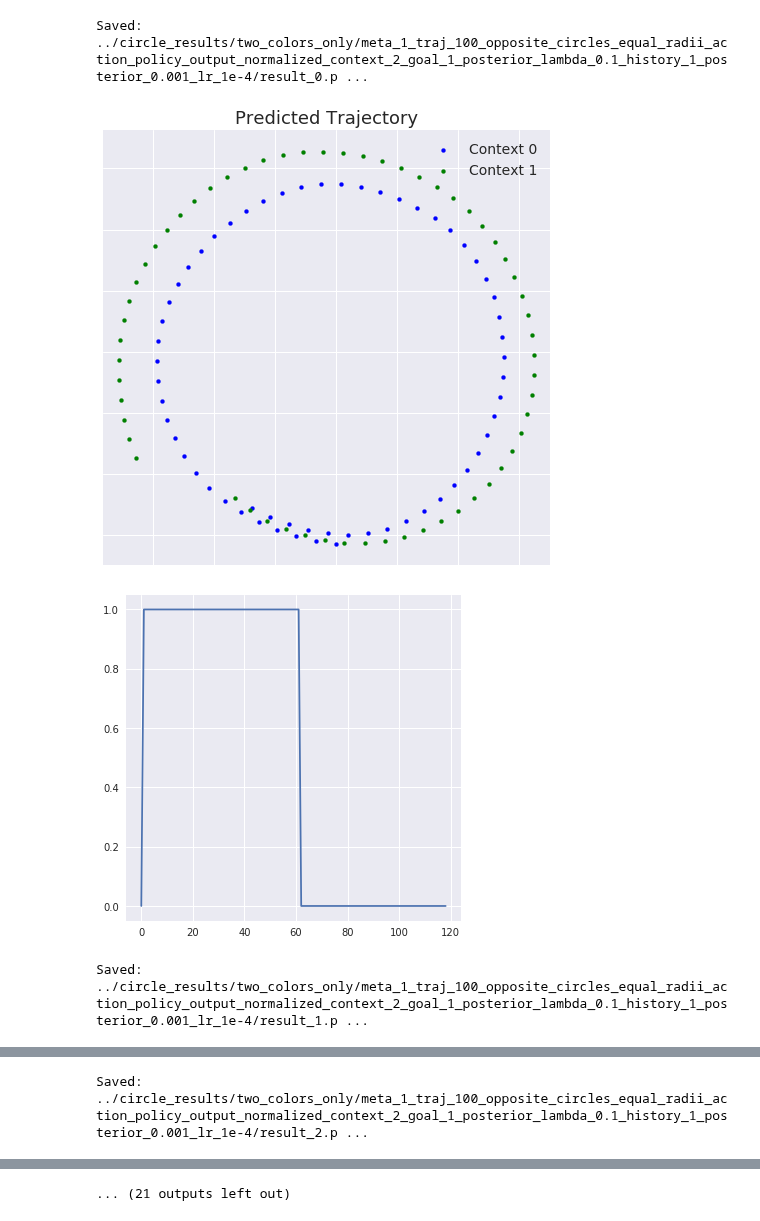
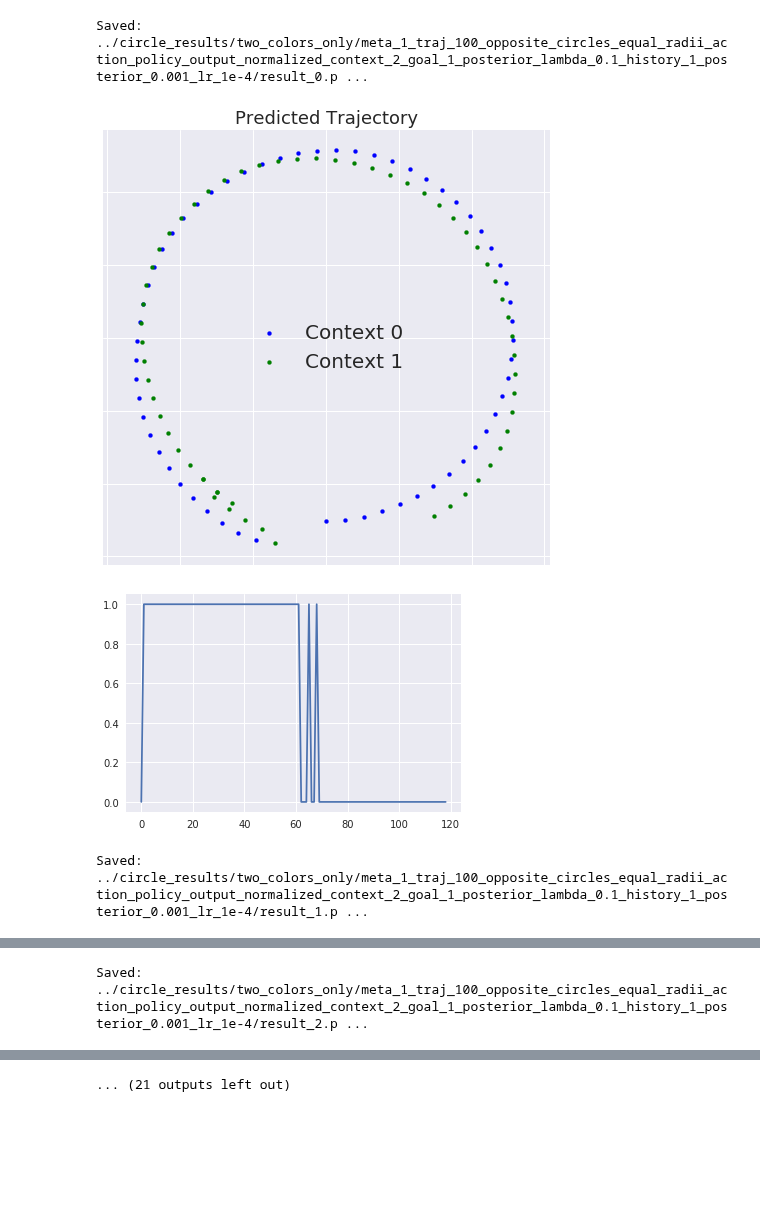
Before and after one commit to sharma-arjun/DirectedInfo-GAIL, a Jupyter notebook: IL/plots/plot_gail_gen_circle_trajectories.ipynb, the cells around one changed output, grey strips where cells are left out. Saved outputs shown, nothing was run; the diff lists cells and outputs as text; code cells hidden in the pictures; blank space fills up the shorter version.

Commit message:
visualizations of new results with l2 loss

```diff
--- a/IL/plots/plot_gail_gen_circle_trajectories.ipynb
+++ b/IL/plots/plot_gail_gen_circle_trajectories.ipynb
@@ -84,10 +84,12 @@ def plot_circle(x_list, y_list, colors, title='', move_centre=False, save_path=N
 # results_pkl_path = '../results/vae/tmp/meta_1_traj_50_traj_len_180_policy_output_normalized_context_2_goal_1_history_5_epoch_1000_temperature_5_no_noisy_next_state_lr_1e-4/results_cp_800.pkl'
 # results_pkl_path = '../results/vae/tmp/meta_1_traj_50_traj_len_180_policy_output_normalized_context_3_goal_1_history_5_epoch_1000_temperature_5_noisy_next_state/results_cp_1500.pkl'
 
-results_pkl_path = '../results/circle/vae/traj_meta_1_traj_100_opposite_circles_equal_radii_epoch_1000_batch_64_1-cos_cos_wt_ratio_50/results_1000.pkl'
-results_pkl_path = '../results/circle/gail/meta_1_traj_100_opposite_circles_equal_radii_action_policy_output_normalized_context_2_goal_1_history_1_posterior_0.1_lr_1e-4/results_cp_1900.pkl'
+#results_pkl_path = '../results/circle/vae/traj_meta_1_traj_100_opposite_circles_equal_radii_epoch_1000_batch_64_1-cos_cos_wt_ratio_50/results_1000.pkl'
+#results_pkl_path = '../results/circle/gail/meta_1_traj_100_opposite_circles_equal_radii_action_policy_output_normalized_context_2_goal_1_history_1_posterior_0.1_lr_1e-4/results_cp_1900.pkl'
 
-results_pkl_path = '../results/circle/bheem_results/gail/meta_1_traj_100_opposite_circles_equal_radii_action_policy_output_normalized_context_2_goal_1_posterior_lambda_0.1_history_1_posterior_0.001_lr_1e-4/results_cp_2000.pkl'
+#results_pkl_path = '../results/circle/bheem_results/gail/meta_1_traj_100_opposite_circles_equal_radii_action_policy_output_normalized_context_2_goal_1_posterior_lambda_0.1_history_1_posterior_0.001_lr_1e-4/results_cp_2000.pkl'
+
+results_pkl_path = '../results/circle/gail/meta_1_traj_100_opposite_circles_equal_radii/action_policy_output_normalized/context_2_goal_1_history_1/disc_with_nextc_posterior_0.01_lr_1e-4_with_policy_l2_0.1/results_cp_600.pkl'
 
 with open(results_pkl_path, 'rb') as results_f:
     results_data = pickle.load(results_f)
@@ -96,33 +98,33 @@ num_trajs = len(results_data['pred_traj_state'][0])
 context_colors = ['g', 'b', 'r', 'm', 'y', 'c', 'k', 'w']
 #markers = ['.', 'v', 'o', 's']
 
 save_data_path = \
     '../circle_results/two_colors_only/meta_1_traj_100_opposite_circles_equal_radii_action_policy_output_normalized_context_2_goal_1_posterior_lambda_0.1_history_1_posterior_0.001_lr_1e-4/'
 
 x_pos_list, y_pos_list, c_list = [], [], []
 for i in range(num_trajs):
     traj_state = np.array(results_data['pred_traj_state'][0][i]).squeeze()
     traj_action = np.array(results_data['pred_traj_action'][0][i]).squeeze()
     traj_context = np.array(results_data['pred_context'][0][i]).squeeze()
     traj_context_label = np.argmax(traj_context, axis=1)
     traj_context_color = [context_colors[j] for j in traj_context_label]
     # pdb.set_trace()
     # blue_palette = sns.color_palette("BuGn", 120)
     # green_palette = sns.color_palette("Greens", 60)
     # traj_context_color = blue_palette
     save_path = os.path.join(
         save_data_path, 'result_{}.pdf'.format(i)
     )
     print("Saved: {}".format(save_path))
     plot_circle(traj_state[:, 0].tolist(), traj_state[:, 1].tolist(),
                 traj_context_color,
                 move_centre=False,
                 save_path=save_path)
 
     plt.plot(traj_context_label)
     plt.show()
 # %% [output]
 Saved: ../circle_results/two_colors_only/meta_1_traj_100_opposite_circles_equal_radii_action_policy_output_normalized_context_2_goal_1_posterior_lambda_0.1_history_1_posterior_0.001_lr_1e-4/result_0.p ...
-[figure, old version]
+[figure, new version]
-[figure, old version]
+[figure, new version]
 Saved: ../circle_results/two_colors_only/meta_1_traj_100_opposite_circles_equal_radii_action_policy_output_normalized_context_2_goal_1_posterior_lambda_0.1_history_1_posterior_0.001_lr_1e-4/result_1.p ...
```
Also changed, not shown: parts of 1 cell of this notebook, 25 other files.
